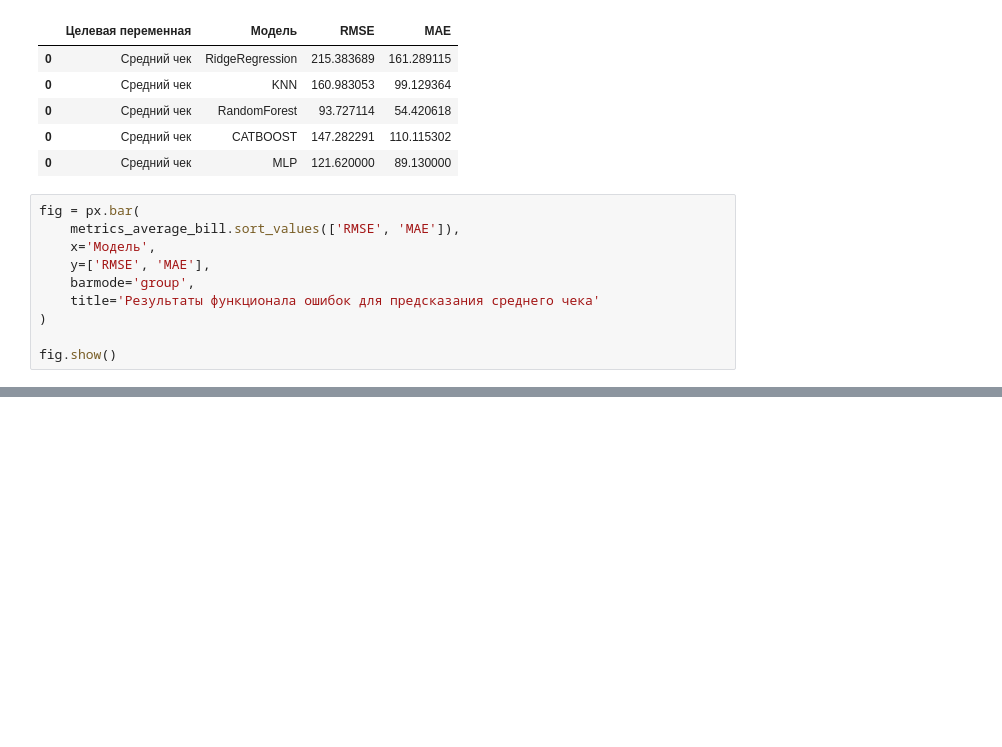
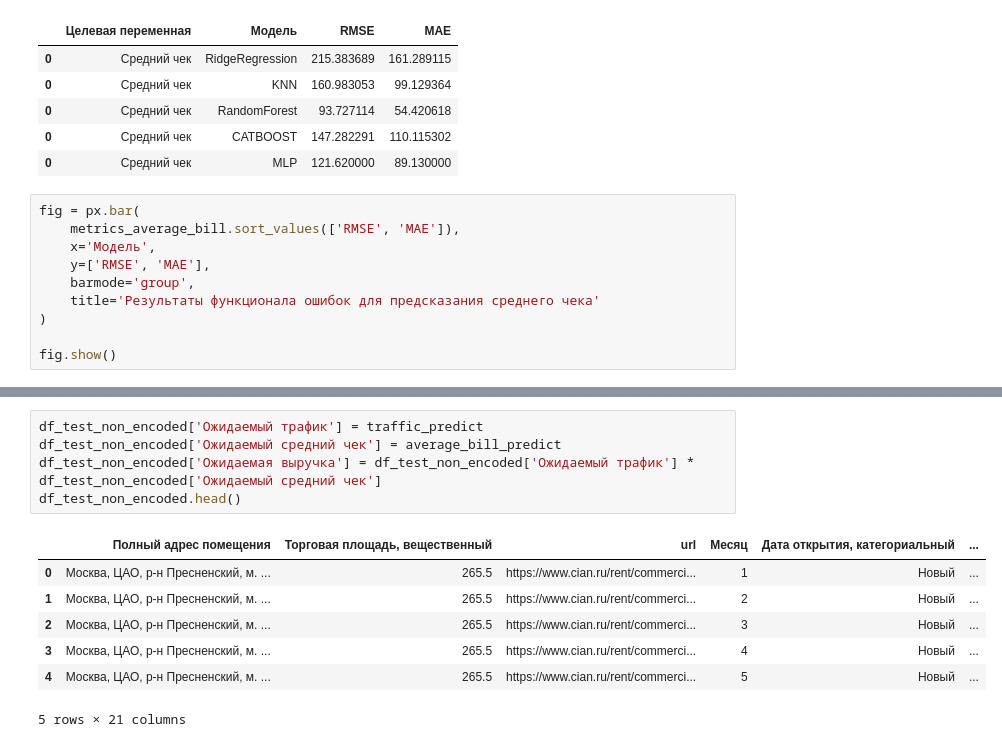
Before and after one commit to Peter-korn/Group-project-ML, a Jupyter notebook: ML/models_compare.ipynb, the cells around one changed output, grey strips where cells are left out. Drawn from its saved outputs; the diff is of its cells as text; blank space fills up the shorter version.

```diff
--- a/ML/models_compare.ipynb
+++ b/ML/models_compare.ipynb
@@ -229,0 +266,13 @@ fig.show()
+# %%
+df_test_non_encoded['Ожидаемый трафик'] = traffic_predict
+df_test_non_encoded['Ожидаемый средний чек'] = average_bill_predict
+df_test_non_encoded['Ожидаемая выручка'] = df_test_non_encoded['Ожидаемый трафик'] * df_test_non_encoded['Ожидаемый средний чек']
+df_test_non_encoded.head()
+# %% [output]
+|  | Полный адрес помещения | Торговая площадь, вещественный | url | Месяц | Дата открытия, категориальный | ... |
+| 0 | Москва, ЦАО, р-н Пресненский, м. ... | 265.5 | https://www.cian.ru/rent/commerci... | 1 | Новый | ... |
+| 1 | Москва, ЦАО, р-н Пресненский, м. ... | 265.5 | https://www.cian.ru/rent/commerci... | 2 | Новый | ... |
+| 2 | Москва, ЦАО, р-н Пресненский, м. ... | 265.5 | https://www.cian.ru/rent/commerci... | 3 | Новый | ... |
+| 3 | Москва, ЦАО, р-н Пресненский, м. ... | 265.5 | https://www.cian.ru/rent/commerci... | 4 | Новый | ... |
+| 4 | Москва, ЦАО, р-н Пресненский, м. ... | 265.5 | https://www.cian.ru/rent/commerci... | 5 | Новый | ... |
+5 rows × 21 columns
```
Also changed, not shown: parts of 16 cells of this notebook, 4 other files.
